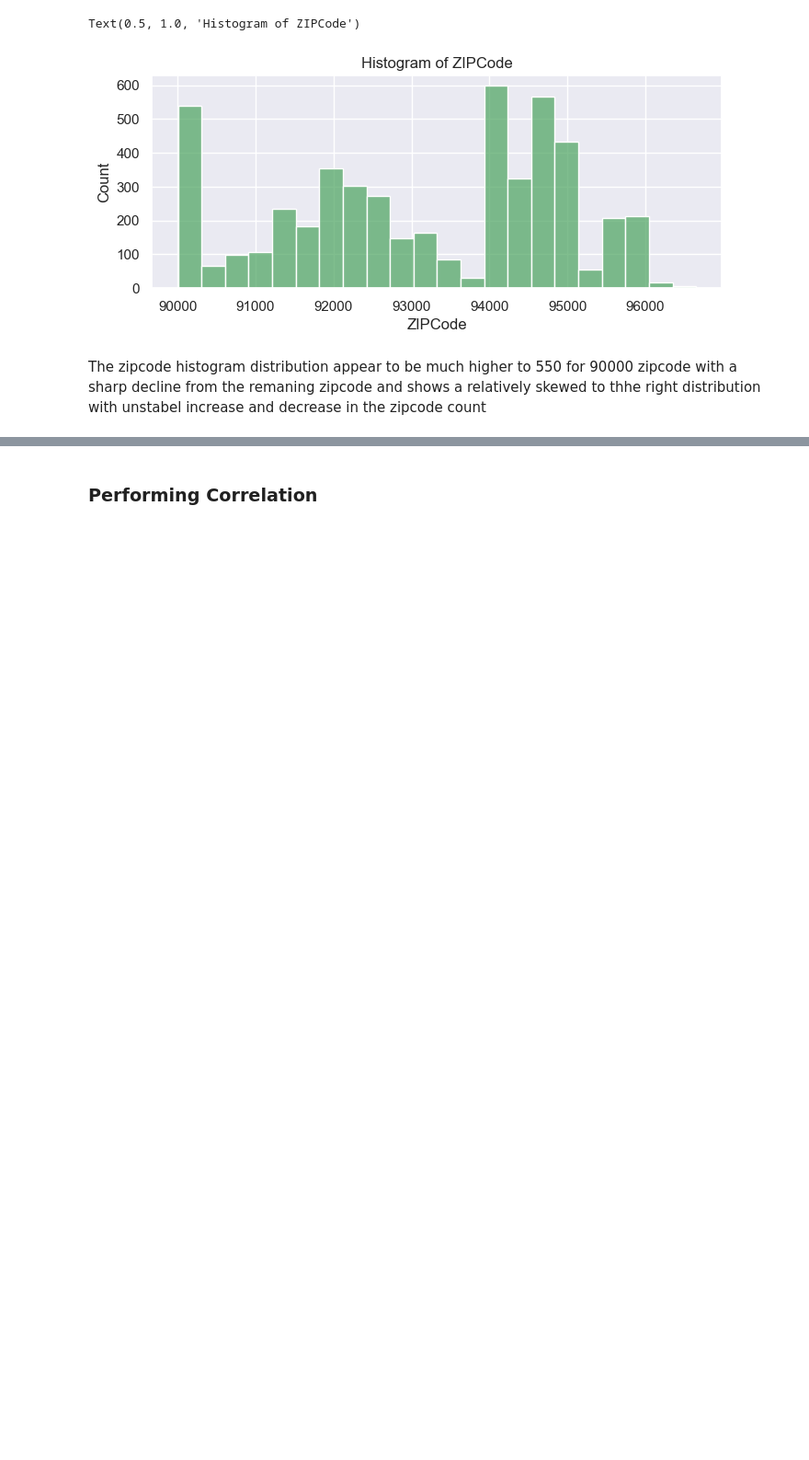
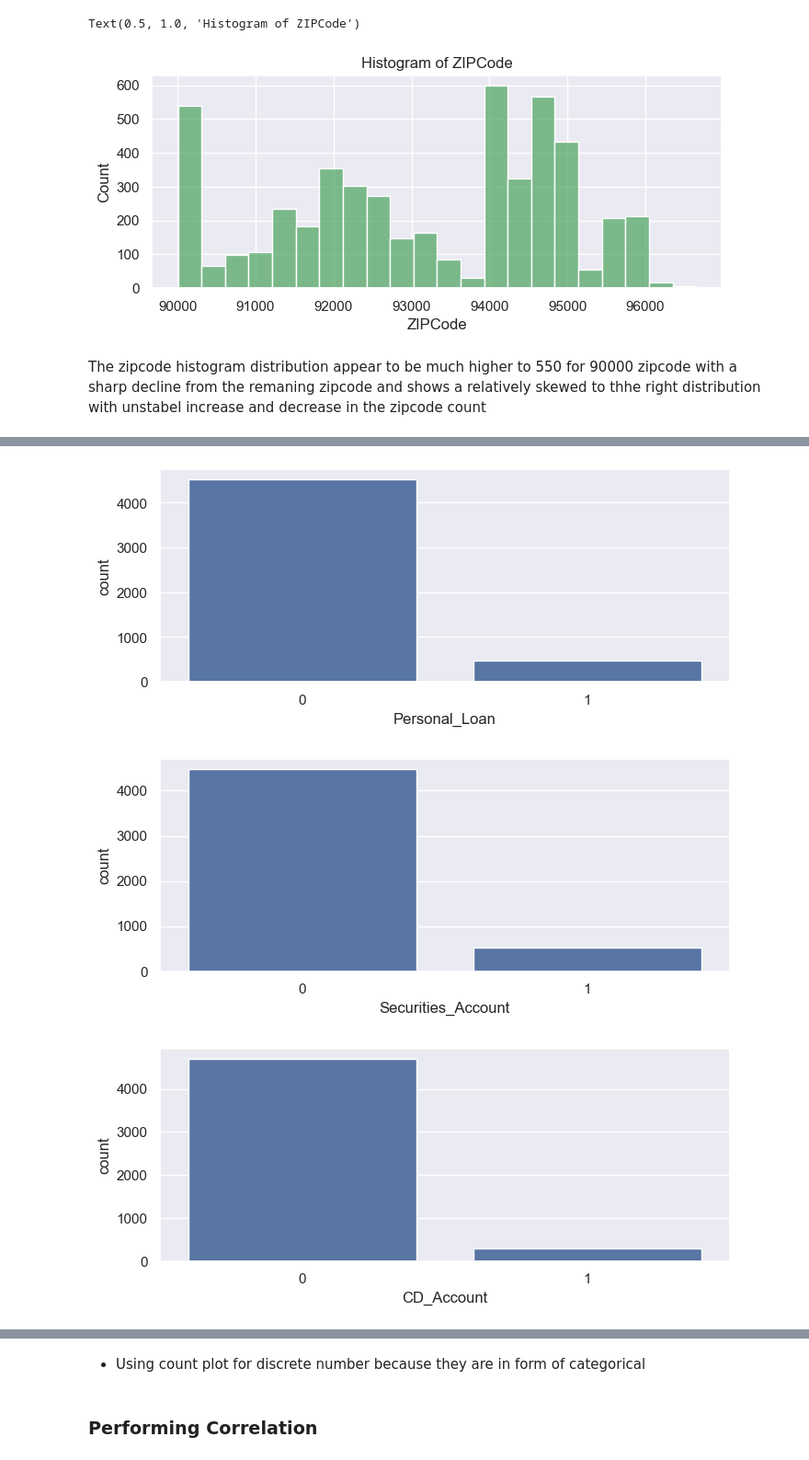
Before and after one commit to Qozeem2/Machine-learning-quiz-, a Jupyter notebook: Personal_load_campaign_project.ipynb, the cells around one changed output, grey strips where cells are left out. Shown at 92% size. Drawn from its saved outputs; the diff is of its cells as text; code cells hidden in the pictures; blank space fills up the shorter version.

```diff
--- a/Personal_load_campaign_project.ipynb
+++ b/Personal_load_campaign_project.ipynb
@@ -247,0 +253,12 @@ the
+# %%
+# Extract columns starting from the 10th column
+df_lis = df_camp.iloc[:, 9:]
+
+# Create count plots for each column
+for column in df_lis.columns:
+    sns.countplot(x=df_camp[column])
+    plt.show()
+# %% [output]
+[figure, added]
+[figure, added]
+[figure, added]
@@ -248,2 +267,4 @@ the
+# %% [markdown]
+* Using count plot for discrete number because they are in form of categorical
 # %% [markdown]
 ###  Performing Correlation
```
Also changed, not shown: parts of 31 cells of this notebook.
